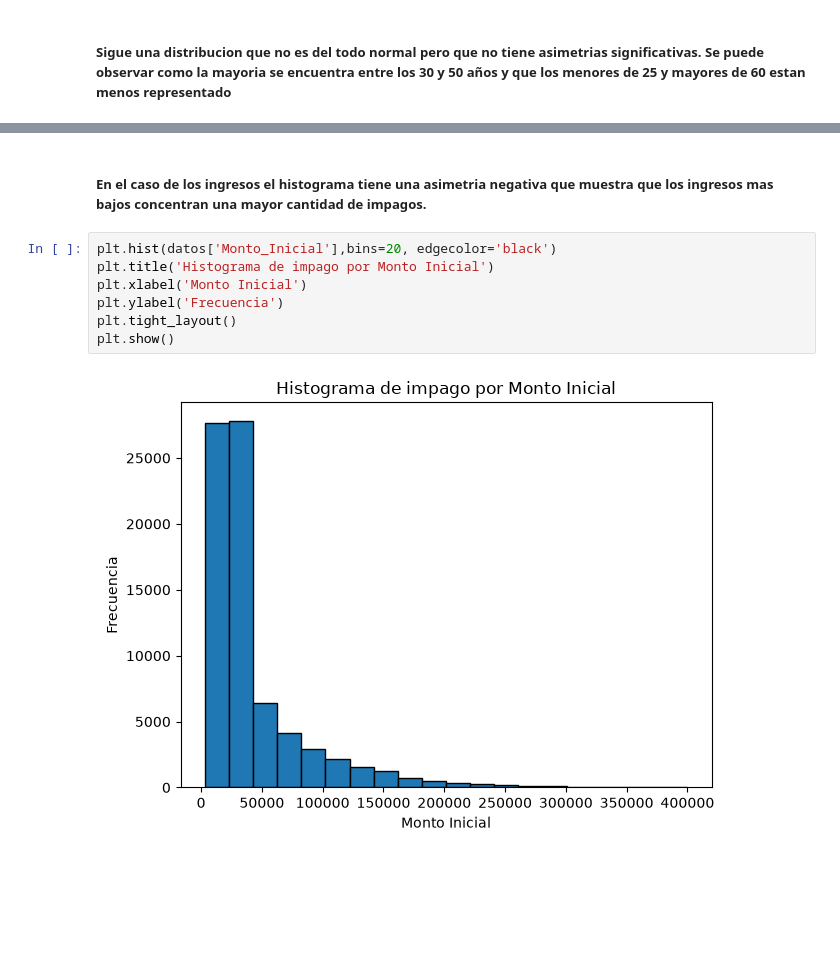
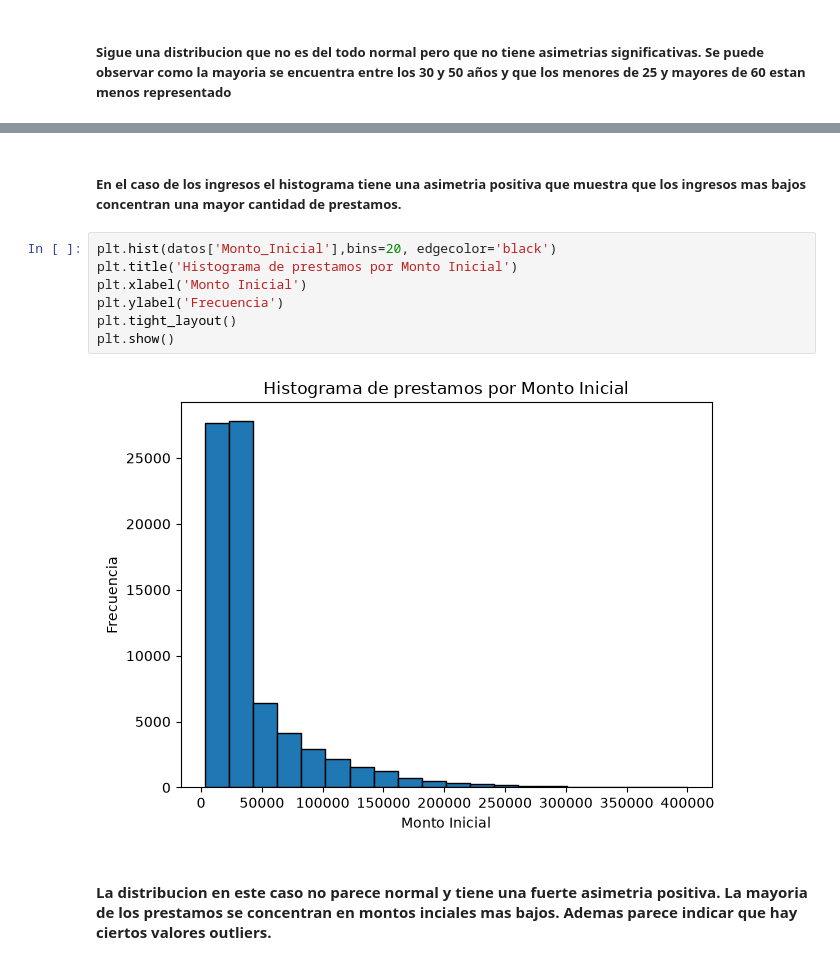
Before and after one commit to nereaaloria-ctrl/RETO-5-Verde-Claro, a Jupyter notebook: tratamiento de datos.ipynb, the cells around one changed output, grey strips where cells are left out. Saved outputs shown, nothing was run; the diff lists cells and outputs as text; blank space fills up the shorter version.

Commit message:
Histogramas analisis descriptivo 2

```diff
--- a/tratamiento de datos.ipynb
+++ b/tratamiento de datos.ipynb
@@ -308,13 +308,15 @@ plt.show()
 # %% [markdown]
-##### En el caso de los ingresos el histograma tiene una asimetria negativa que muestra que los ingresos mas bajos concentran una mayor cantidad de impagos.
+##### En el caso de los ingresos el histograma tiene una asimetria positiva que muestra que los ingresos mas bajos concentran una mayor cantidad de prestamos.
 # %%
 plt.hist(datos['Monto_Inicial'],bins=20, edgecolor='black')
-plt.title('Histograma de impago por Monto Inicial')
+plt.title('Histograma de prestamos por Monto Inicial')
 plt.xlabel('Monto Inicial')
 plt.ylabel('Frecuencia')
 plt.tight_layout()
 plt.show()
 # %% [output]
-[figure, old version]
+[figure, new version]
+# %% [markdown]
+#### La distribucion en este caso no parece normal y tiene una fuerte asimetria positiva. La mayoria de los prestamos se concentran en montos inciales mas bajos. Ademas parece indicar que hay ciertos valores outliers.
 # %%
 plt.hist(datos['Meses_Empleo'],bins=20, edgecolor='black')
```
Also changed, not shown: parts of 11 cells of this notebook.
